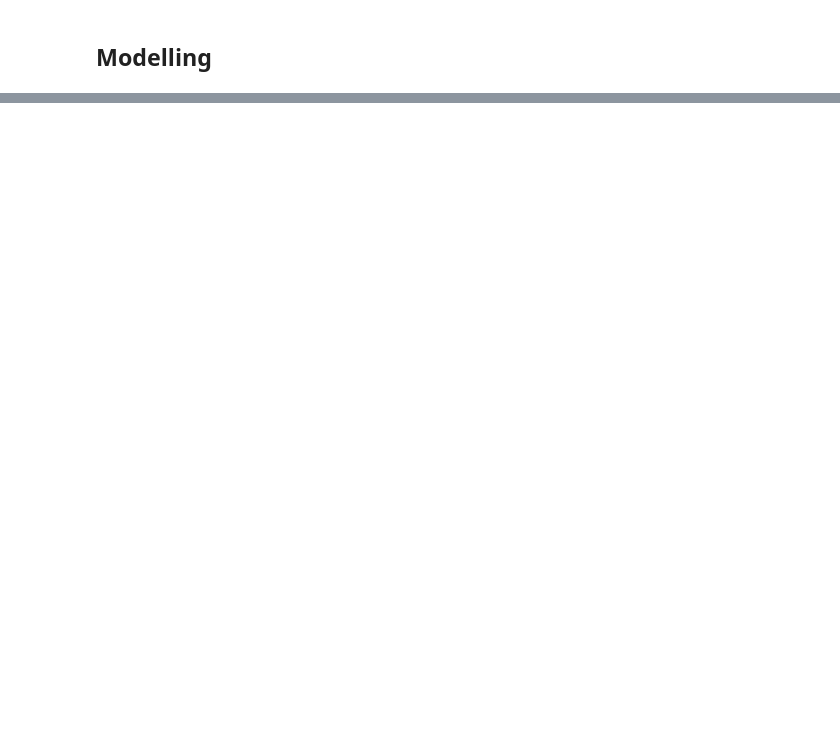
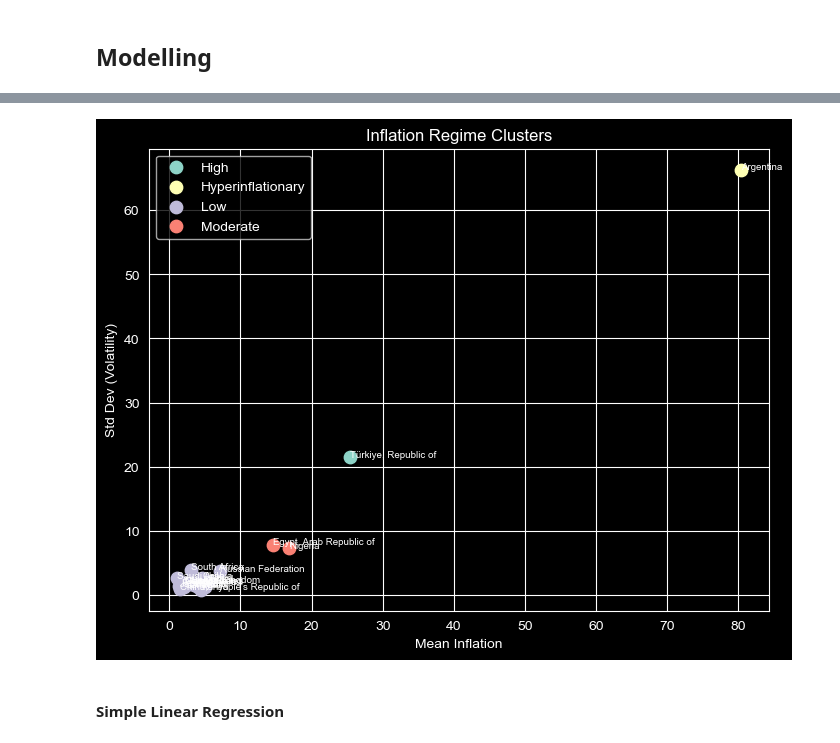
Before and after one commit to syahrazfa/inflation-regime-detection, a Jupyter notebook: analytics.ipynb, the cells around one changed output, grey strips where cells are left out. Cells and saved outputs as stored; diff of their text form; code cells hidden in the pictures; blank space fills up the shorter version.

```diff
--- a/analytics.ipynb
+++ b/analytics.ipynb
@@ -415,0 +442,10 @@ Turkey and Egypt also show noticeably wider distributions compared to the rest.
+# %%
+km = KMeans(n_clusters=4, random_state=42)
+features['Cluster'] = km.fit_predict(X)
+
+# Label by mean inflation rank
+cluster_means = features.groupby('Cluster')['Mean_Inflation'].mean().sort_values()
+label_map = {cluster_means.index[i]: label for i, label in enumerate(['Low', 'Moderate', 'High', 'Hyperinflationary'])}
+features['Regime'] = features['Cluster'].map(label_map)
+
+print(features[['Country', 'Mean_Inflation', 'Std_Inflation', 'Regime']].sort_values('Mean_Inflation', ascending=False))
@@ -415,0 +470,16 @@ Turkey and Egypt also show noticeably wider distributions compared to the rest.
+# %%
+plt.figure(figsize=(8, 6))
+for regime, group in features.groupby('Regime'):
+    plt.scatter(group['Mean_Inflation'], group['Std_Inflation'], label=regime, s=80)
+    for _, row in group.iterrows():
+        plt.annotate(row['Country'], (row['Mean_Inflation'], row['Std_Inflation']), fontsize=7)
+
+plt.xlabel('Mean Inflation')
+plt.ylabel('Std Dev (Volatility)')
+plt.title('Inflation Regime Clusters')
+plt.legend()
+plt.show()
+# %% [output]
+[figure, added]
+# %% [markdown]
+#### Simple Linear Regression
```
Also changed, not shown: parts of 10 cells of this notebook.
